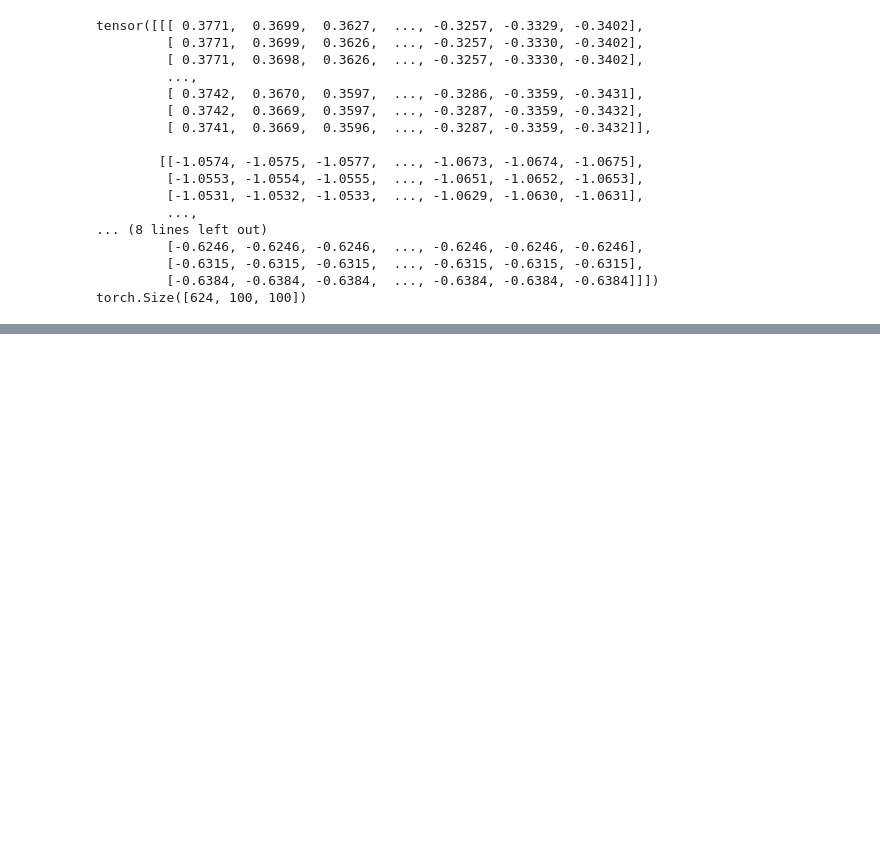
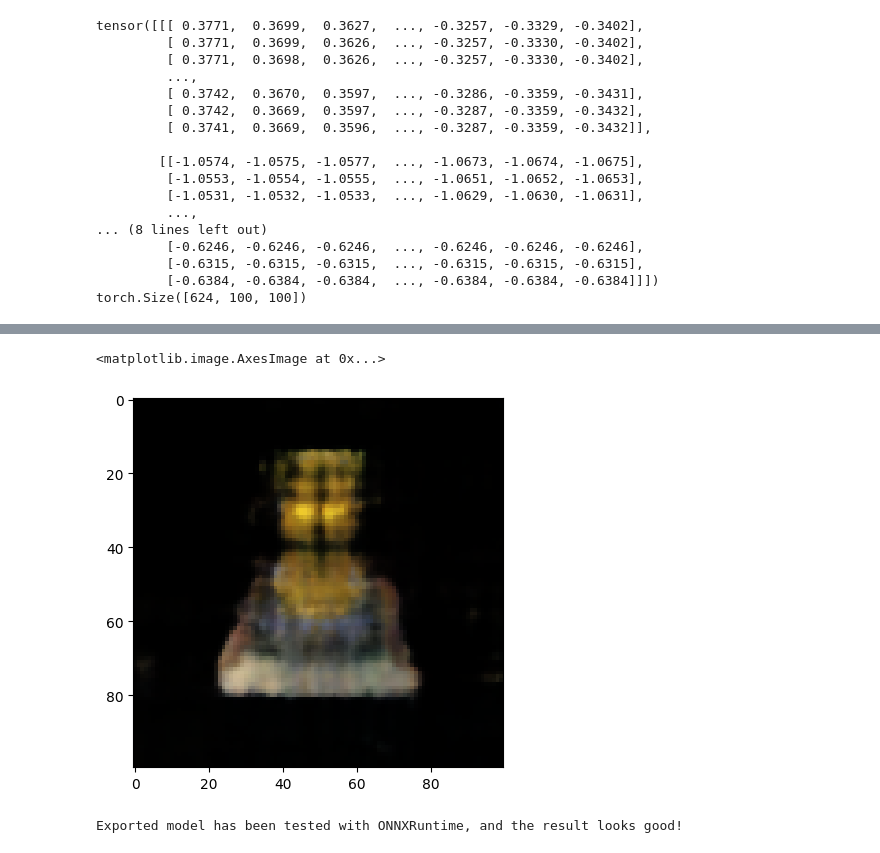
Before and after one commit to rziga/nerf, a Jupyter notebook: sandbox/tiny_nelf.ipynb, the cells around one changed output, grey strips where cells are left out. Saved outputs shown, nothing was run; the diff lists cells and outputs as text; code cells hidden in the pictures; blank space fills up the shorter version.

```diff
--- a/sandbox/tiny_nelf.ipynb
+++ b/sandbox/tiny_nelf.ipynb
@@ -339,0 +277,38 @@ print(ort_outs[0][0, :, :4, :4])
+# %%
+with torch.no_grad():
+    torch_model = torch.load("tiny_nelf.pt").eval().cpu()
+    torch_out = torch_model(rays.unsqueeze(0))
+
+plt.imshow(F.sigmoid(torch_out).squeeze(0).permute(1, 2, 0))
+# %% [output]
+<matplotlib.image.AxesImage at 0x...>
+[figure, added]
+# %%
+#include your pytorch model creation or loading here
+model = model.eval()
+dummy_input = rays.unsqueeze(0)
+
+#save to onnx
+torch.onnx.export(model,               # model being run
+                  dummy_input,                         # model input (or a tuple for multiple inputs)
+                  "model.onnx",   # where to save the model (can be a file or file-like object)
+                  export_params=True,        # store the trained parameter weights inside the model file
+                  opset_version=16,          # the ONNX version to export the model to
+                  do_constant_folding=True ) # whether to execute constant folding for optimization
+
+torch_out=model(dummy_input)
+ort_session = onnxruntime.InferenceSession("model.onnx")
+
+def to_numpy(tensor):
+    return tensor.detach().cpu().numpy() if tensor.requires_grad else tensor.cpu().numpy()
+
+# compute ONNX Runtime output prediction
+ort_inputs = {ort_session.get_inputs()[0].name: to_numpy(dummy_input)}
+ort_outs = ort_session.run(None, ort_inputs)
+
+# compare ONNX Runtime and PyTorch results
+np.testing.assert_allclose(to_numpy(torch_out), ort_outs[0], rtol=1e-03, atol=1e-05)
+
+print("Exported model has been tested with ONNXRuntime, and the result looks good!")
+# %% [output]
+Exported model has been tested with ONNXRuntime, and the result looks good!
```
Also changed, not shown: parts of 15 cells of this notebook, 11 other files.
